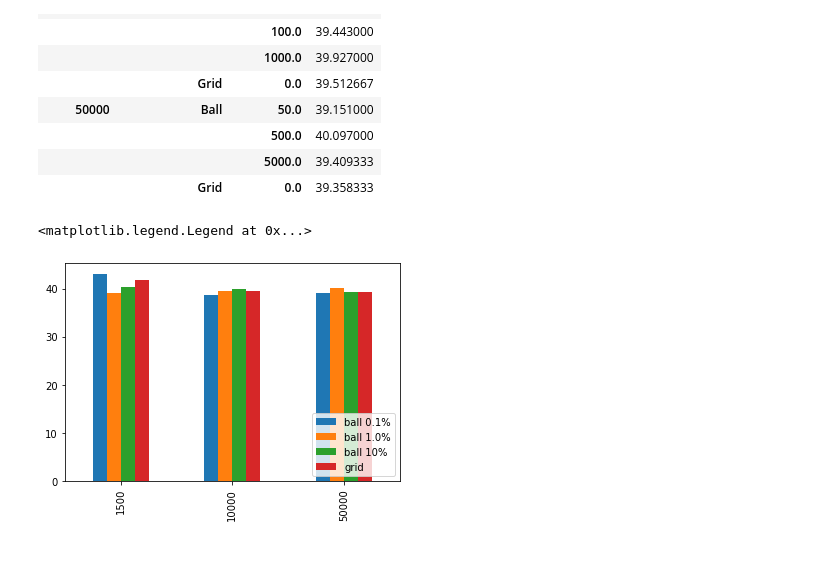
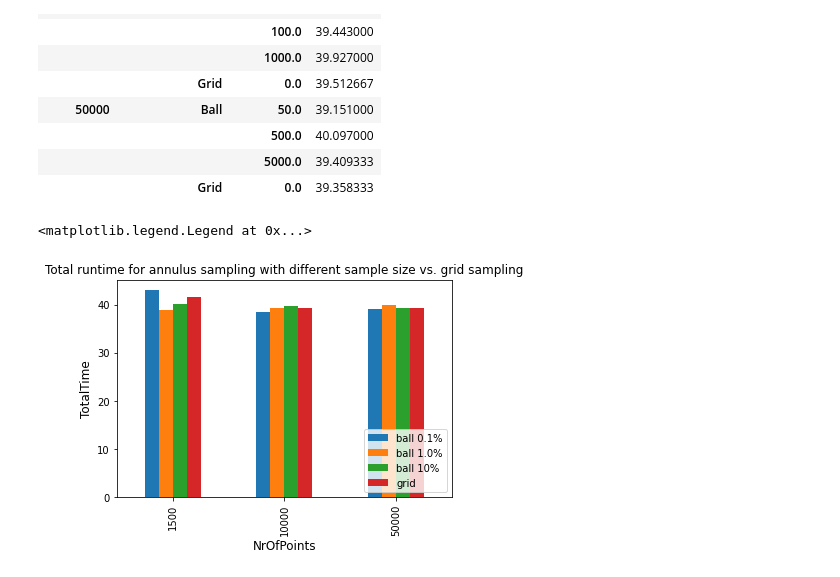
Before and after one commit to phuong-tm/2ima35-mpa, a Jupyter notebook: Report2/Analysis.ipynb, the cells around one changed output. Drawn from its saved outputs; the diff is of its cells as text; code cells hidden in the pictures.

Commit message:
plot for coreset size

```diff
--- a/Report2/Analysis.ipynb
+++ b/Report2/Analysis.ipynb
@@ -183,15 +201,18 @@ runtime
 # %%
 ball_01 = [43.085000, 38.583667, 39.151000]
 ball_1 = [39.041667, 39.443000, 40.097000]
 ball_10 = [40.255333, 39.927000, 39.409333]
 grid = [41.774333, 39.512667, 39.358333]
 index = ['1500', '10000', '50000']
 df = pd.DataFrame({'ball 0.1%': ball_01,
                    'ball 1.0%': ball_1,
                    'ball 10%': ball_10,
                    'grid': grid}, index=index)
 ax = df.plot.bar()
+ax.set_ylabel("TotalTime", size = 12)
+ax.set_xlabel("NrOfPoints", size = 12);
+ax.set_title("Total runtime for annulus sampling with different sample size vs. grid sampling")
 ax.legend(loc='lower right')
 # %% [output]
 <matplotlib.legend.Legend at 0x...>
-[figure, old version]
+[figure, new version]
```
Also changed, not shown: parts of 2 cells of this notebook.
